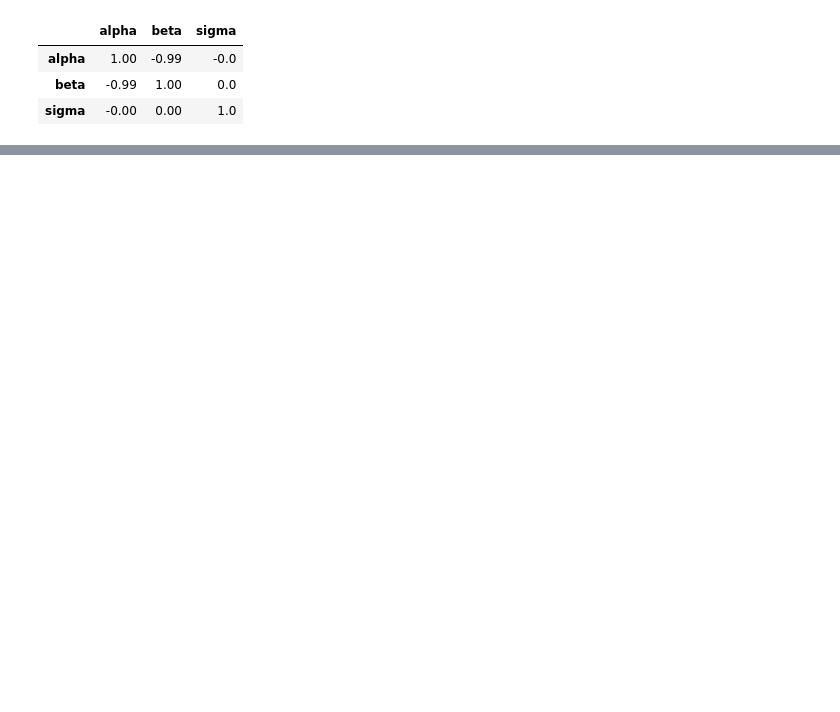
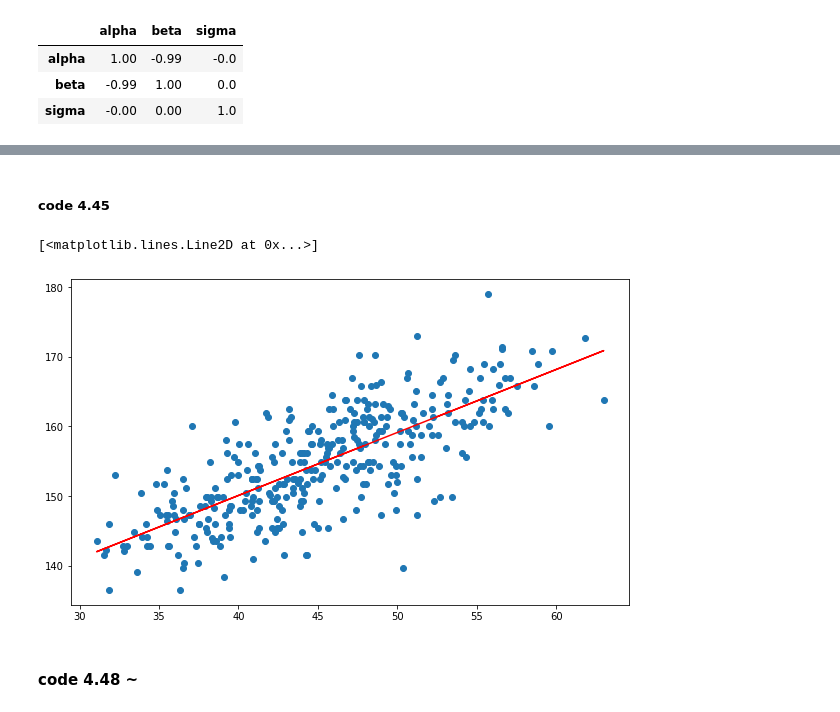
Before and after one commit to ZhengguoGu/resources, a Jupyter notebook: Rethinking/Zhen_practice/Ch4.ipynb, the cells around one changed output, grey strips where cells are left out. Drawn from its saved outputs; the diff is of its cells as text; code cells hidden in the pictures; blank space fills up the shorter version.

```diff
--- a/Rethinking/Zhen_practice/Ch4.ipynb
+++ b/Rethinking/Zhen_practice/Ch4.ipynb
@@ -294,4 +296,11 @@ print(alpha_hat, beta_hat)
+# %% [markdown]
+##### code 4.45
 # %%
 fig, bayesian = plt.subplots(figsize=(10, 6))
 bayesian.scatter(df2.weight, df2.height)
-bayesian.plot(df2.weight, alpha_hat + beta_hat * df2.weight)
+bayesian.plot(df2.weight, alpha_hat + beta_hat * df2.weight, color='red')
+# %% [output]
+[<matplotlib.lines.Line2D at 0x...>]
+[figure, added]
+# %% [markdown]
+#### code 4.48 ~
```
Also changed, not shown: parts of 8 cells of this notebook.
